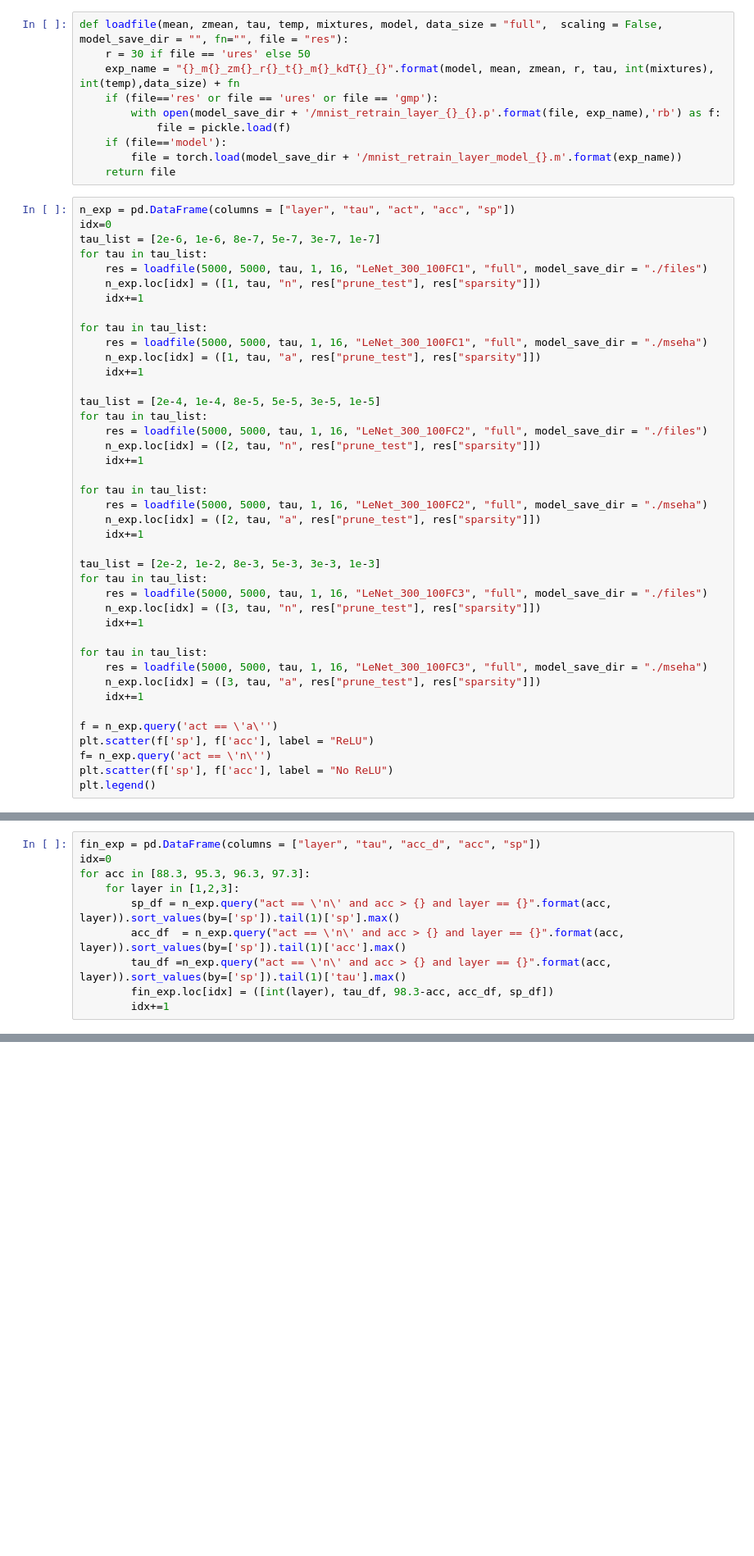
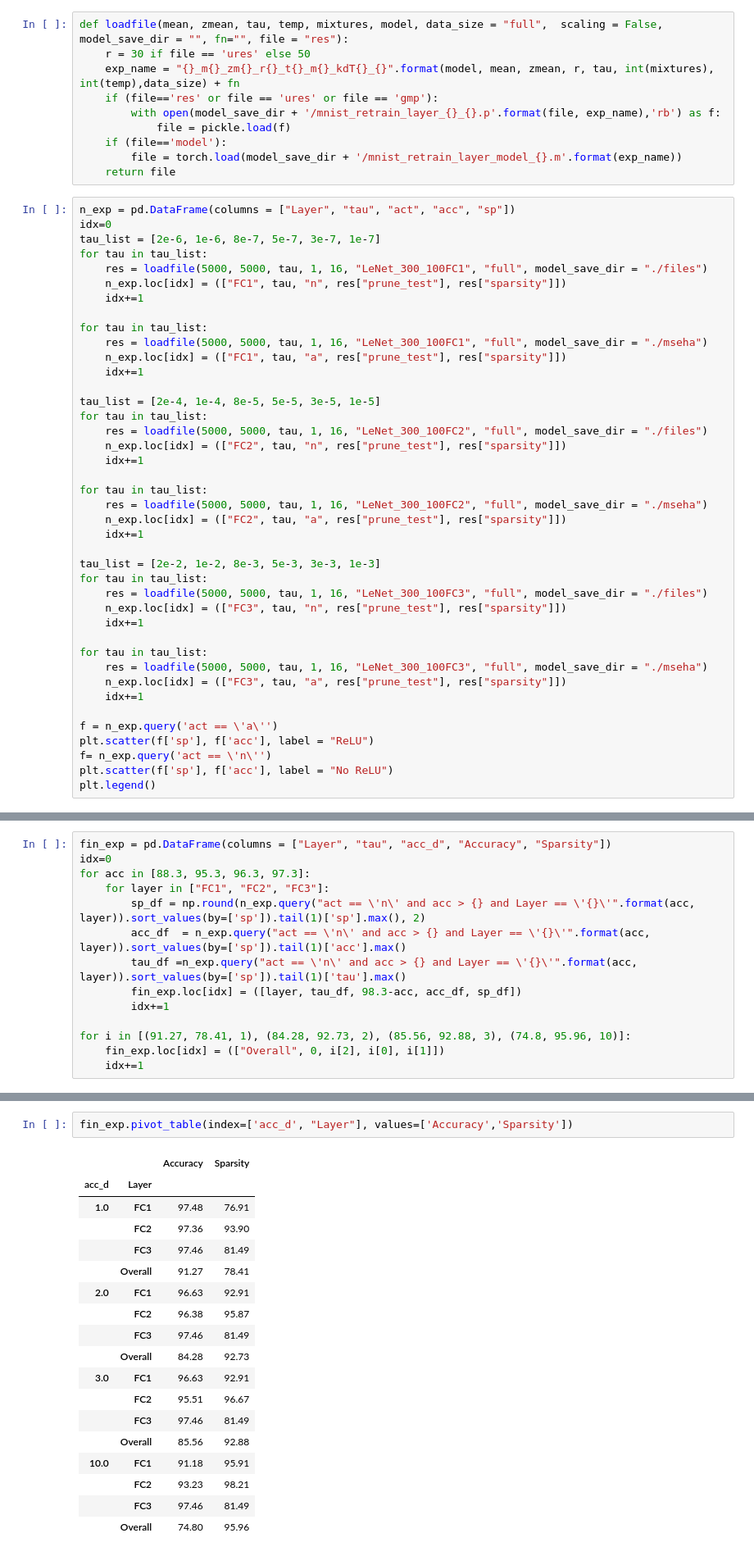
Before and after one commit to okz12/NN_compression, a Jupyter notebook: writeup/layer_uni/vis.ipynb, the cells around one changed output, grey strips where cells are left out. Shown at 82% size. Cells and saved outputs as stored; diff of their text form; blank space fills up the shorter version.

Commit message:
layer exp

```diff
--- a/writeup/layer_uni/vis.ipynb
+++ b/writeup/layer_uni/vis.ipynb
@@ -31,39 +31,39 @@ def loadfile(mean, zmean, tau, temp, mixtures, model, data_size = "full",  scali
         file = torch.load(model_save_dir + '/mnist_retrain_layer_model_{}.m'.format(exp_name))
     return file
 # %%
-n_exp = pd.DataFrame(columns = ["layer", "tau", "act", "acc", "sp"])
+n_exp = pd.DataFrame(columns = ["Layer", "tau", "act", "acc", "sp"])
 idx=0
 tau_list = [2e-6, 1e-6, 8e-7, 5e-7, 3e-7, 1e-7]
 for tau in tau_list:
     res = loadfile(5000, 5000, tau, 1, 16, "LeNet_300_100FC1", "full", model_save_dir = "./files")
-    n_exp.loc[idx] = ([1, tau, "n", res["prune_test"], res["sparsity"]])
+    n_exp.loc[idx] = (["FC1", tau, "n", res["prune_test"], res["sparsity"]])
     idx+=1
 
 for tau in tau_list:
     res = loadfile(5000, 5000, tau, 1, 16, "LeNet_300_100FC1", "full", model_save_dir = "./mseha")
-    n_exp.loc[idx] = ([1, tau, "a", res["prune_test"], res["sparsity"]])
+    n_exp.loc[idx] = (["FC1", tau, "a", res["prune_test"], res["sparsity"]])
     idx+=1
 
 tau_list = [2e-4, 1e-4, 8e-5, 5e-5, 3e-5, 1e-5]
 for tau in tau_list:
     res = loadfile(5000, 5000, tau, 1, 16, "LeNet_300_100FC2", "full", model_save_dir = "./files")
-    n_exp.loc[idx] = ([2, tau, "n", res["prune_test"], res["sparsity"]])
+    n_exp.loc[idx] = (["FC2", tau, "n", res["prune_test"], res["sparsity"]])
     idx+=1
 
 for tau in tau_list:
     res = loadfile(5000, 5000, tau, 1, 16, "LeNet_300_100FC2", "full", model_save_dir = "./mseha")
-    n_exp.loc[idx] = ([2, tau, "a", res["prune_test"], res["sparsity"]])
+    n_exp.loc[idx] = (["FC2", tau, "a", res["prune_test"], res["sparsity"]])
     idx+=1
 
 tau_list = [2e-2, 1e-2, 8e-3, 5e-3, 3e-3, 1e-3]
 for tau in tau_list:
     res = loadfile(5000, 5000, tau, 1, 16, "LeNet_300_100FC3", "full", model_save_dir = "./files")
-    n_exp.loc[idx] = ([3, tau, "n", res["prune_test"], res["sparsity"]])
+    n_exp.loc[idx] = (["FC3", tau, "n", res["prune_test"], res["sparsity"]])
     idx+=1
 
 for tau in tau_list:
     res = loadfile(5000, 5000, tau, 1, 16, "LeNet_300_100FC3", "full", model_save_dir = "./mseha")
-    n_exp.loc[idx] = ([3, tau, "a", res["prune_test"], res["sparsity"]])
+    n_exp.loc[idx] = (["FC3", tau, "a", res["prune_test"], res["sparsity"]])
     idx+=1
 
 f = n_exp.query('act == \'a\'')
@@ -81,10 +77,14 @@ tau_df.max()
 # %%
-fin_exp = pd.DataFrame(columns = ["layer", "tau", "acc_d", "acc", "sp"])
+fin_exp = pd.DataFrame(columns = ["Layer", "tau", "acc_d", "Accuracy", "Sparsity"])
 idx=0
 for acc in [88.3, 95.3, 96.3, 97.3]:
-    for layer in [1,2,3]:
-        sp_df = n_exp.query("act == \'n\' and acc > {} and layer == {}".format(acc, layer)).sort_values(by=['sp']).tail(1)['sp'].max()
-        acc_df  = n_exp.query("act == \'n\' and acc > {} and layer == {}".format(acc, layer)).sort_values(by=['sp']).tail(1)['acc'].max()
-        tau_df =n_exp.query("act == \'n\' and acc > {} and layer == {}".format(acc, layer)).sort_values(by=['sp']).tail(1)['tau'].max()
-        fin_exp.loc[idx] = ([int(layer), tau_df, 98.3-acc, acc_df, sp_df])
+    for layer in ["FC1", "FC2", "FC3"]:
+        sp_df = np.round(n_exp.query("act == \'n\' and acc > {} and Layer == \'{}\'".format(acc, layer)).sort_values(by=['sp']).tail(1)['sp'].max(), 2)
+        acc_df  = n_exp.query("act == \'n\' and acc > {} and Layer == \'{}\'".format(acc, layer)).sort_values(by=['sp']).tail(1)['acc'].max()
+        tau_df =n_exp.query("act == \'n\' and acc > {} and Layer == \'{}\'".format(acc, layer)).sort_values(by=['sp']).tail(1)['tau'].max()
+        fin_exp.loc[idx] = ([layer, tau_df, 98.3-acc, acc_df, sp_df])
         idx+=1
+
+for i in [(91.27, 78.41, 1), (84.28, 92.73, 2), (85.56, 92.88, 3), (74.8, 95.96, 10)]:
+    fin_exp.loc[idx] = (["Overall", 0, i[2], i[0], i[1]])
+    idx+=1
@@ -116,0 +102,21 @@ fin_exp.pivot(index='acc_d', columns='layer', values=['acc','sp','tau'])
+# %%
+fin_exp.pivot_table(index=['acc_d', "Layer"], values=['Accuracy','Sparsity'])
+# %% [output]
+|  |  | Accuracy | Sparsity |
+| acc_d | Layer |  |  |
+| 1.0 | FC1 | 97.48 | 76.91 |
+|  | FC2 | 97.36 | 93.90 |
+|  | FC3 | 97.46 | 81.49 |
+|  | Overall | 91.27 | 78.41 |
+| 2.0 | FC1 | 96.63 | 92.91 |
+|  | FC2 | 96.38 | 95.87 |
+|  | FC3 | 97.46 | 81.49 |
+|  | Overall | 84.28 | 92.73 |
+| 3.0 | FC1 | 96.63 | 92.91 |
+|  | FC2 | 95.51 | 96.67 |
+|  | FC3 | 97.46 | 81.49 |
+|  | Overall | 85.56 | 92.88 |
+| 10.0 | FC1 | 91.18 | 95.91 |
+|  | FC2 | 93.23 | 98.21 |
+|  | FC3 | 97.46 | 81.49 |
+|  | Overall | 74.80 | 95.96 |
```
Also changed, not shown: parts of 5 cells of this notebook, 2 other files.
